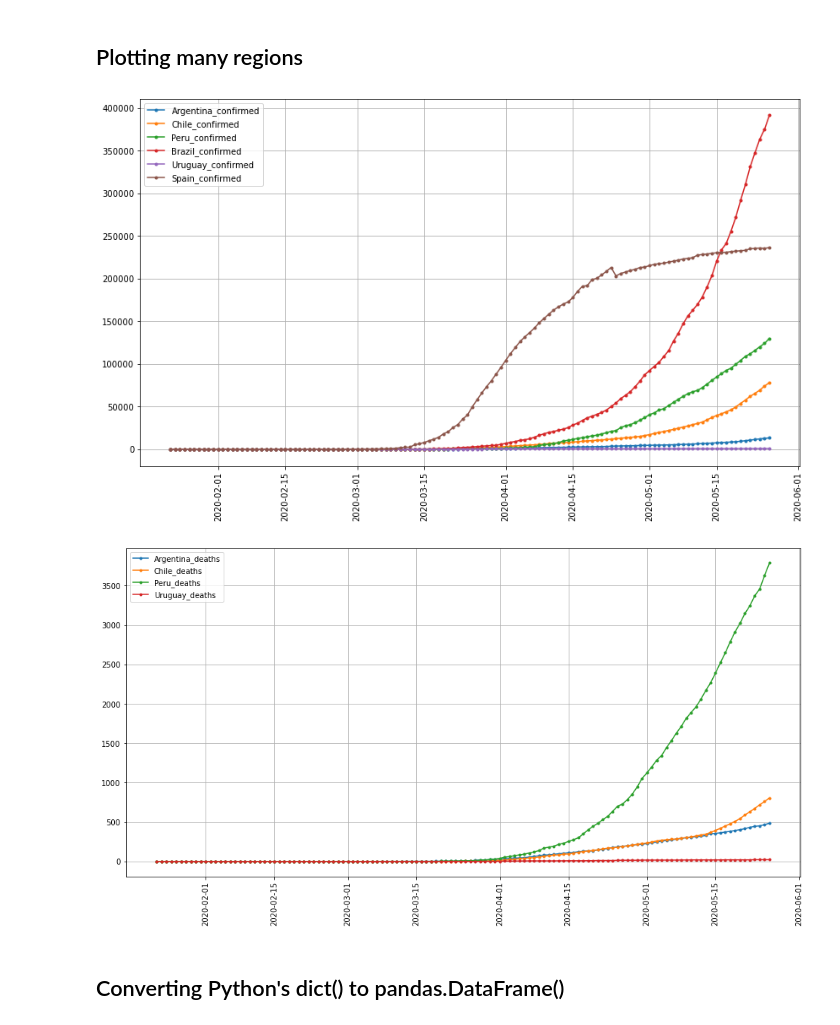
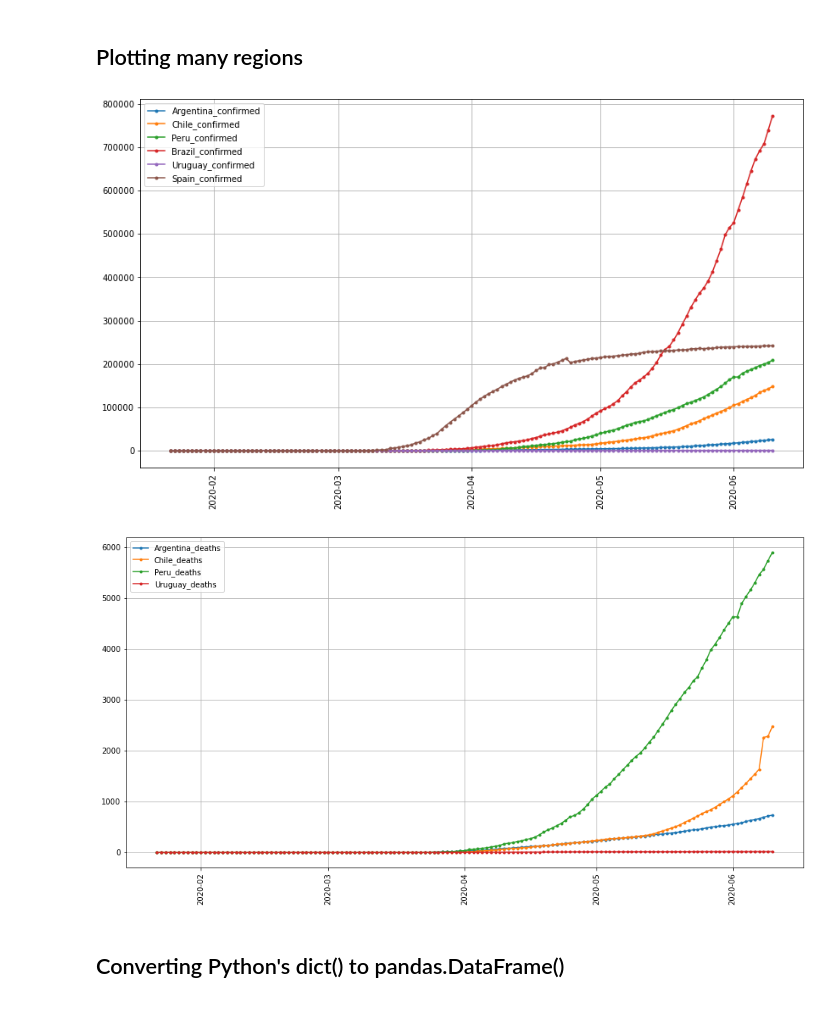
Before and after one commit to fovtran/nvc19_repo, a Jupyter notebook: python-covid/Covid-19.ipynb, the cells around one changed output. Cells and saved outputs as stored; diff of their text form; code cells hidden in the pictures.

```diff
--- a/python-covid/Covid-19.ipynb
+++ b/python-covid/Covid-19.ipynb
@@ -64,0 +72,33 @@ reading time series
+# %%
+print('reading time series')
+import datetime as dt
+
+today = dt.datetime.now().date()
+
+np_file = './covid-19-confirmed.pkl'
+
+if os.path.isfile(np_file):
+    filetime = dt.datetime.fromtimestamp(os.path.getctime(np_file))
+else:
+    filetime = dt.datetime.now()
+
+if filetime.date() == today:
+    print("File in date")
+    if os.path.isfile(np_file):
+        print("Read by file")
+        np_file = './covid-19-recovered.pkl'
+        _recovered = read_by_file(np_file)
+        np_file = './covid-19-confirmed.pkl'
+        _confirmed = read_by_file(np_file)
+        np_file = './covid-19-deaths.pkl'
+        _deaths = read_by_file(np_file)
+        pd_dataset = {'deaths': _deaths, 'confirmed': _confirmed, 'recovered': _recovered}
+
+    else:
+        print("Read by URL")
+        pd_dataset = read_by_url()
+else:
+    print("File out of date")
+    pd_dataset = read_by_url()
+
+pd_dataset['confirmed']
@@ -65,6 +122,6 @@ reading time series
 # %%
 skip = 4
-myset = df_confirmed.loc[df_confirmed['Country/Region'] == 'Argentina' ]
+myset = pd_dataset['confirmed'].loc[pd_dataset['confirmed']['Country/Region'] == 'Argentina' ]
 
 def parse_by_region(dataset, place):
     myset = dataset.loc[dataset['Country/Region'] == place ]
@@ -90,7 +147,7 @@ def parse_by_region(dataset, place):
 
     return npf
 # %%
-normalized_data = parse_by_region(df_confirmed, 'Argentina')
+normalized_data = parse_by_region(pd_dataset['confirmed'], 'US')
 npf = normalized_data
 
 print("Count matches", len(npf)==len(myset.values[0])-skip)
@@ -166,37 +342,37 @@ def plotregions(dataset, placelist, legend):
 
         x = []
         y = []
         for n,frame in enumerate(npf1):
             date = frame[n]['date']
             val = frame[n]['count']
             x.append(date)
             y.append(val)
 
         ax.plot(x,y,'o-', markersize=3, label=place+legend)
 
 
 regions = ['Argentina','Chile', 'Peru', 'Brazil', 'Uruguay', 'Spain']
 
 fig = plt.figure(figsize=(14,8))
 ax= fig.subplots()
 
-plotregions(df_confirmed, regions, '_confirmed')
+plotregions(pd_dataset['confirmed'], regions, '_confirmed')
 plt.xticks(rotation=90)
 plt.legend()
 plt.grid(True)
 plt.show()
 
 regions = ['Argentina','Chile', 'Peru', 'Uruguay']
 fig = plt.figure(figsize=(16,8))
 ax= fig.subplots()
-plotregions(df_deaths, regions, '_deaths')
+plotregions(pd_dataset['deaths'], regions, '_deaths')
 plt.xticks(rotation=90)
 plt.legend()
 plt.grid(True)
 plt.show()
 # %% [output]
-[figure, old version]
+[figure, new version]
-[figure, old version]
+[figure, new version]
 # %% [markdown]
 ## Converting Python's dict() to pandas.DataFrame()
 # %%
```
Also changed, not shown: parts of 18 cells of this notebook.
